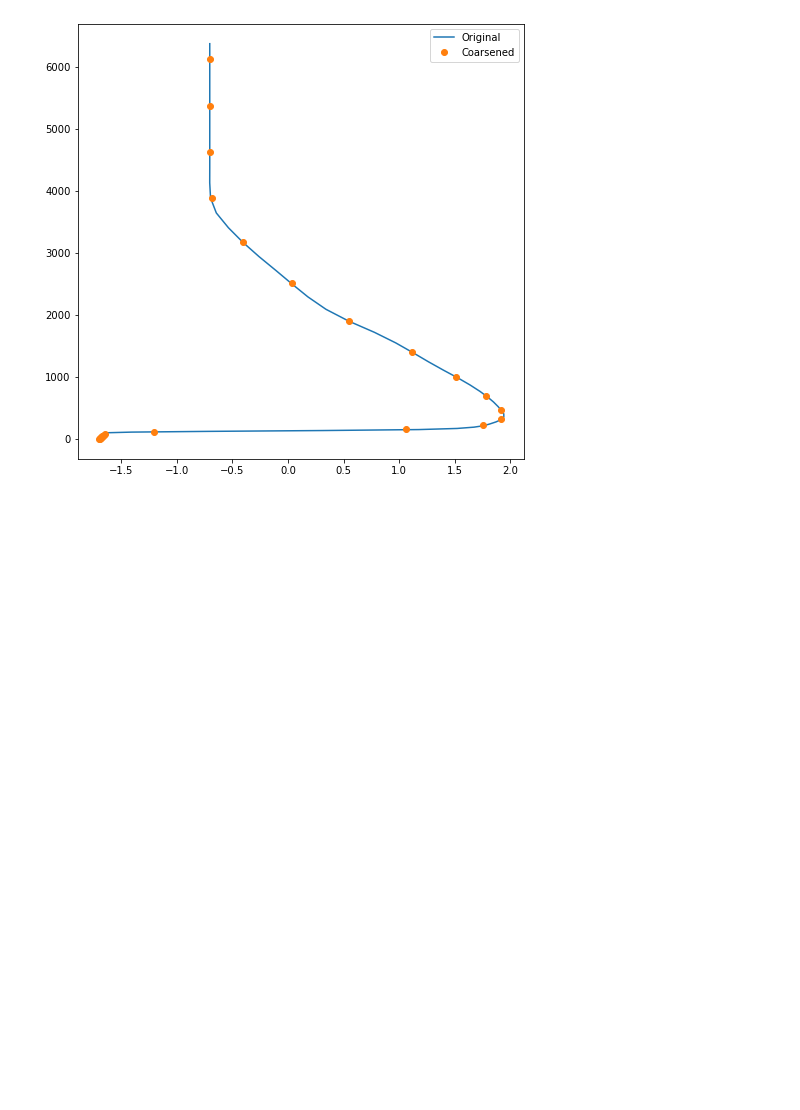
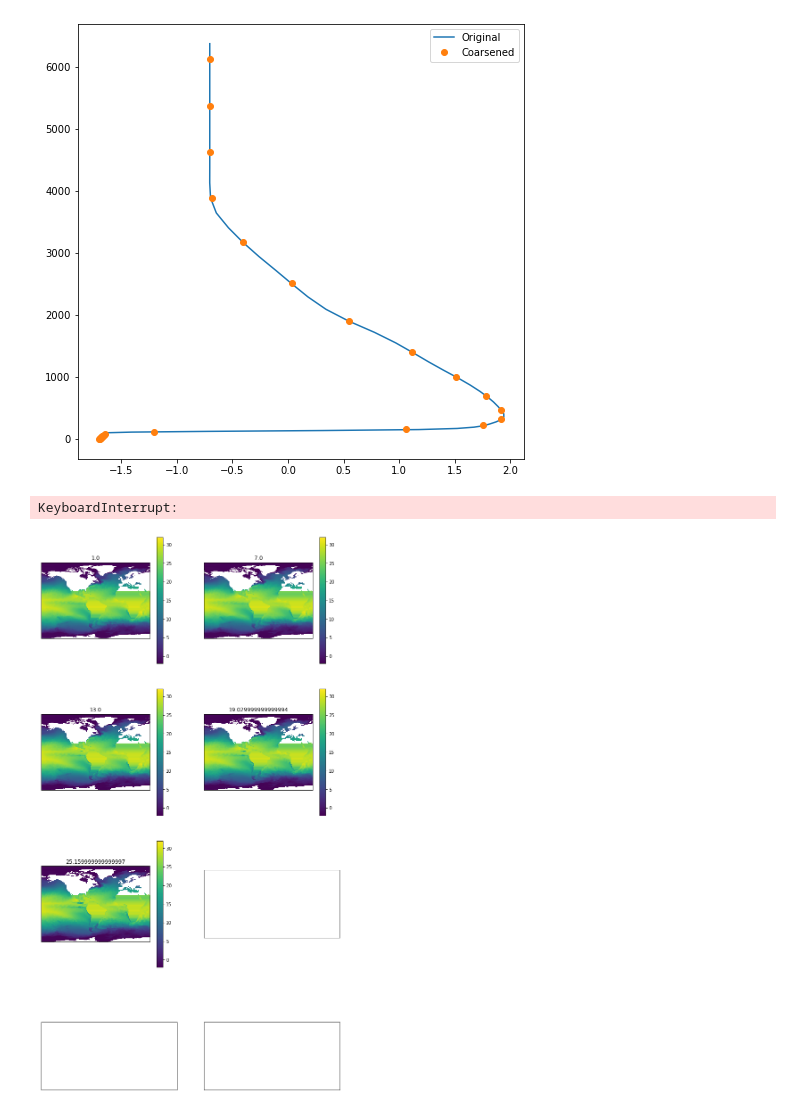
Before and after one commit to feiyulu/Diffusion_OceanDA, a Jupyter notebook: data_check.ipynb, the cells around one changed output. Drawn from its saved outputs; the diff is of its cells as text; code cells hidden in the pictures; blank space fills up the shorter version.

```diff
--- a/data_check.ipynb
+++ b/data_check.ipynb
@@ -314,3 +317,26 @@ ax.legend()
 # %%
 T_ds_coarse = xr.Dataset(dict(T=T_var_coarse.astype('float32')))
 T_ds_coarse.to_netcdf(f'{data_dir}/model_data/M9/T.{years[0]}.nc')
+# %%
+
+years=range(2020,2021)
+
+data_dir = '/scratch/cimes/feiyul/Ocean_Data'
+T_varname = 'T'
+S_varname = 'S'
+
+T_ds = xr.open_mfdataset(
+    [f'{data_dir}/model_data/M9/{T_varname}.{year}.nc' for year in years])
+T_var = T_ds[T_varname]
+# %%
+fig, axes = plt.subplots(nrows=4, ncols=2, figsize=(12,24),
+                         subplot_kw={'projection': ccrs.PlateCarree()})
+for level,ax in zip(range(0,25,3),axes.flat):
+    cf=ax.pcolormesh(
+        geolon,geolat,T_var.isel(time=0,z=level,xh=slice(0, 360),yh=slice(0, 320)),
+        vmin=-2,vmax=32)
+    ax.set_title(T_var.z.isel(z=level).values)
+    plt.colorbar(cf,ax=ax)
+# %% [output]
+KeyboardInterrupt:
+[figure, added]
```
Also changed, not shown: parts of 3 cells of this notebook, 9 other files.
